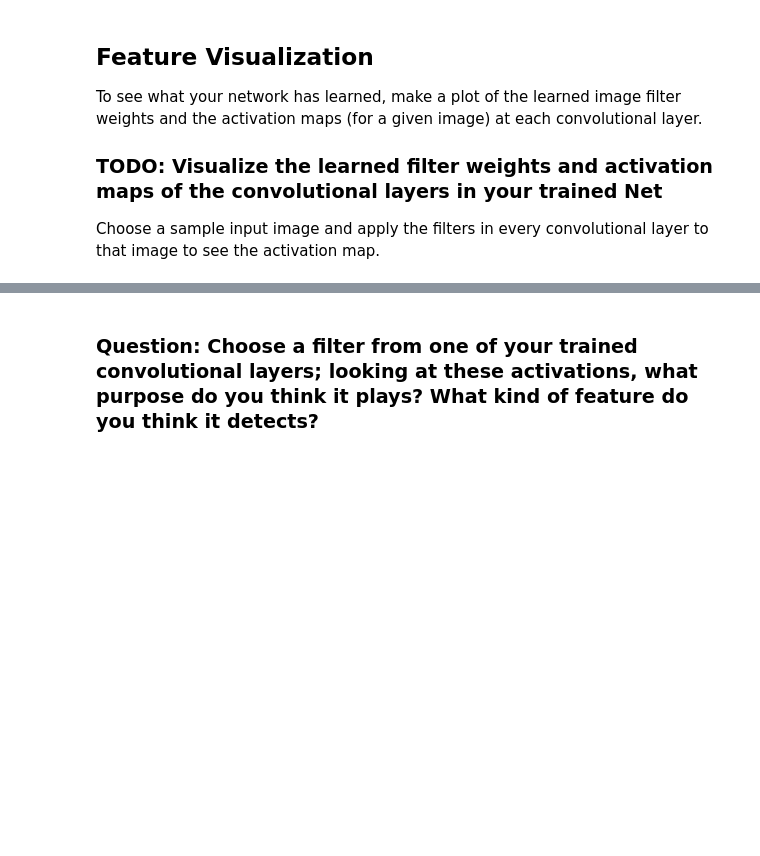
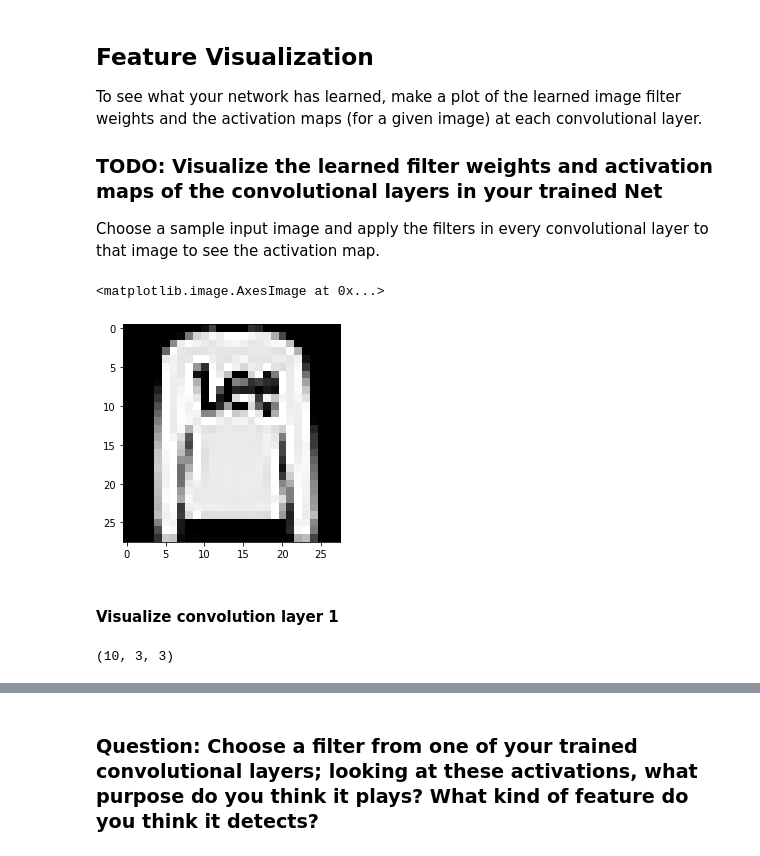
Before and after one commit to sarkarchandan/cvnanodegree, a Jupyter notebook: 1_5_CNN_Layers/5_2. Visualize Your Net.ipynb, the cells around one changed output, grey strips where cells are left out. Drawn from its saved outputs; the diff is of its cells as text; code cells hidden in the pictures; blank space fills up the shorter version.

Commit message:
chore: Complete convolution layer visualization

```diff
--- a/1_5_CNN_Layers/5_2. Visualize Your Net.ipynb
+++ b/1_5_CNN_Layers/5_2. Visualize Your Net.ipynb
@@ -374,0 +369,16 @@ w = weights.numpy()
+# %%
+idx: int = 1
+img: np.ndarray = test_data.data[idx].numpy()
+plt.imshow(img, cmap='gray')
+# %% [output]
+<matplotlib.image.AxesImage at 0x...>
+[figure, added]
+# %% [markdown]
+#### Visualize convolution layer 1
+# %%
+weights1: torch.Tensor = loaded_model.conv1.weight.cpu().data
+wt1: np.ndarray = weights1.numpy()
+wt1 = np.squeeze(wt1, axis=1)
+wt1.shape
+# %% [output]
+(10, 3, 3)
```
Also changed, not shown: parts of 14 cells of this notebook, 1 other file.
